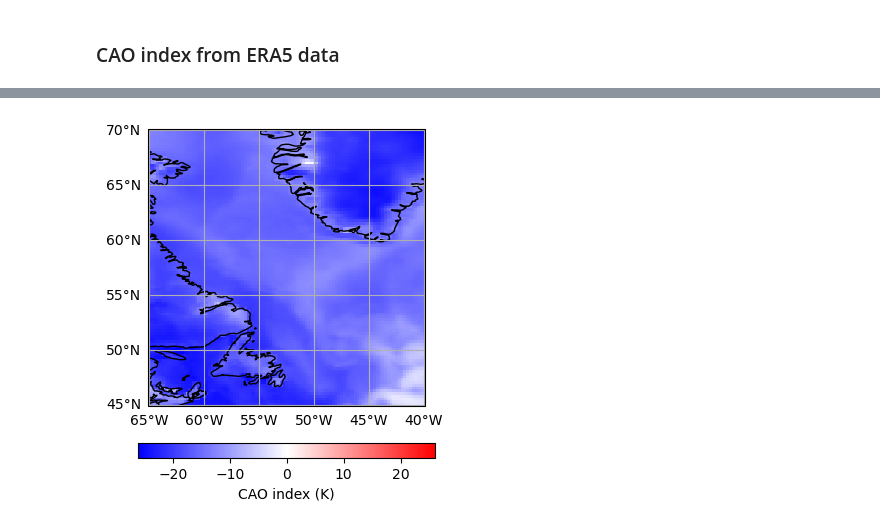
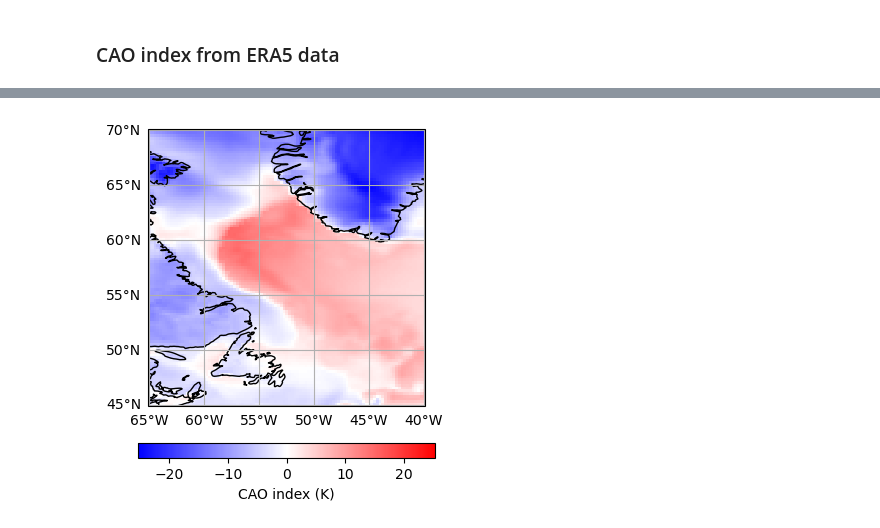
Before and after one commit to flogrows/phd-notebooks, a Jupyter notebook: CAOindexERA5.ipynb, the cells around one changed output, grey strips where cells are left out. Saved outputs shown, nothing was run; the diff lists cells and outputs as text; code cells hidden in the pictures.

```diff
--- a/CAOindexERA5.ipynb
+++ b/CAOindexERA5.ipynb
@@ -150,27 +110,27 @@ history :
 # %%
 # No CAO example: 17th May
 # Strong CAO example: 14th March
 
 
 lon = ds.longitude
 lat = ds.latitude
-cao = ds.cao.sel(time=dt.datetime(2022, 5, 17, 16))
+cao = ds.cao.sel(time=dt.datetime(2022, 3, 14, 16))
 
 fig = plt.figure()
 ax = plt.axes(projection=ccrs.PlateCarree())
 ax.coastlines()
 
 plot = ax.pcolormesh(lon, lat, cao,
                             cmap='bwr',
                             norm=CenteredNorm(),
                             transform=ccrs.PlateCarree()
                     )
 
 cbar = plt.colorbar(plot, orientation='horizontal', pad=0.1, shrink=0.6)
 cbar.set_label('CAO index (K)', fontsize=10)
 gl = ax.gridlines(draw_labels=True)
 gl.top_labels = False
 gl.right_labels = False
 plt.show()
 # %% [output]
-[figure, old version]
+[figure, new version]
```
Also changed, not shown: parts of 11 cells of this notebook, 5 other files.
